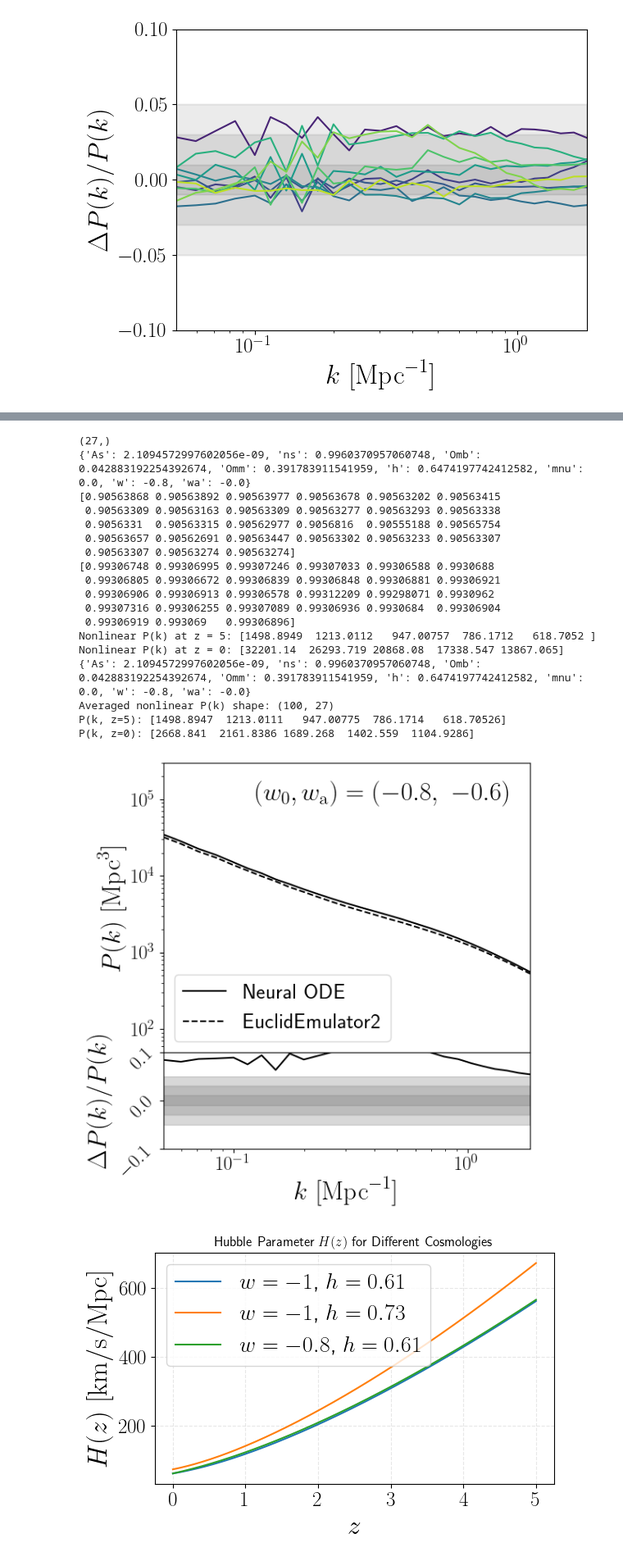
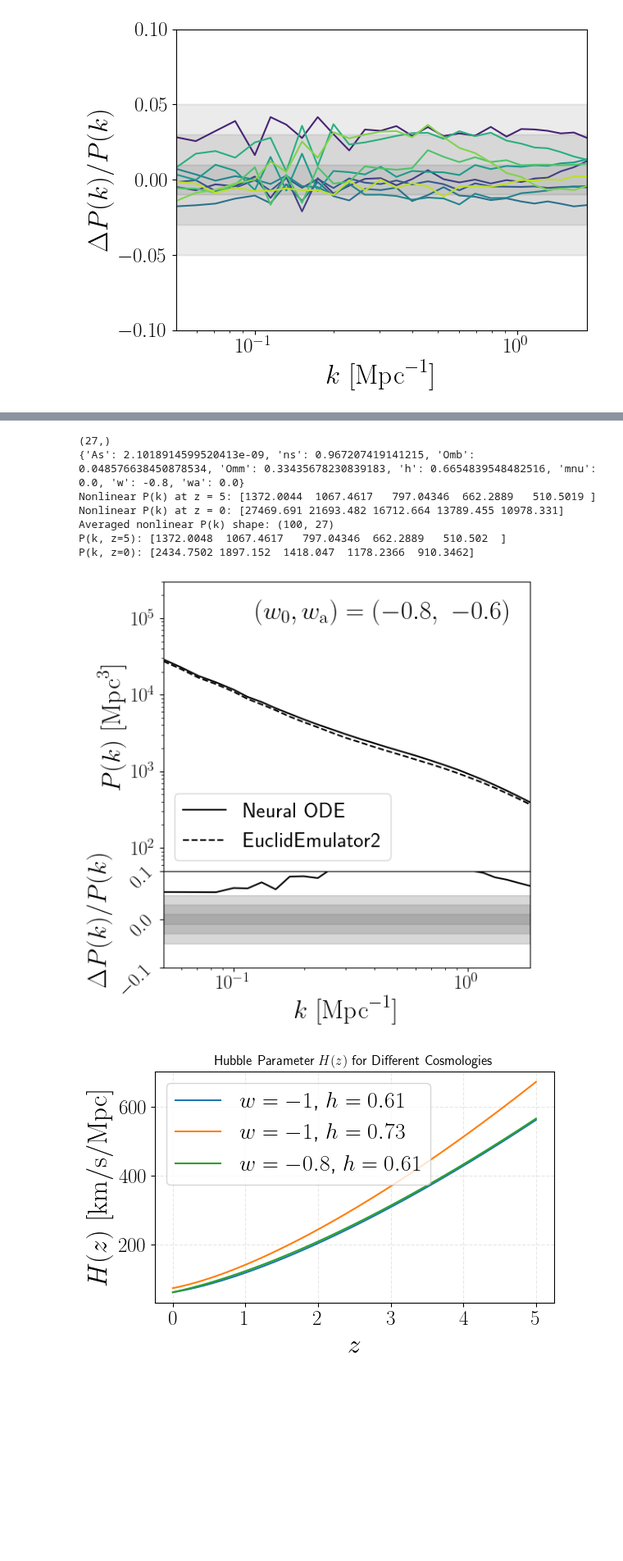
Before and after one commit to pltaylor16/odd_emu, a Jupyter notebook: new_approach_2/results.ipynb, the cells around one changed output, grey strips where cells are left out. Shown at 82% size. Drawn from its saved outputs; the diff is of its cells as text; code cells hidden in the pictures; blank space fills up the shorter version.

```diff
--- a/new_approach_2/results.ipynb
+++ b/new_approach_2/results.ipynb
@@ -642,9 +642,8 @@ for seed in [1]:
         return 100.0 * h * jnp.sqrt(Ez2)
 
     def rho_m_func(z):
-        Hz = Hz_func(z)
-        rho_crit = 3 * Hz**2 / (8 * jnp.pi * G)
-        return Omm * rho_crit
+        rho_crit = 3 * (100.0 * h)**2. / (8 * jnp.pi * G)
+        return Omm * rho_crit * (1+z) ** 3.
 
     # --- Load normalization ---
     data_dir = "/srv/scratch3/taylor.4264/odd_emu/production_run_logpk/merged/"
@@ -820,15 +819,19 @@ for seed in [1]:
     # --- Random cosmology ---
     rng = np.random.default_rng(seed=seed)
 
-
-    As = rng.uniform(1.7e-9, 2.5e-9)
-    ns = rng.uniform(0.92, 1.00)
-    Omb = rng.uniform(0.04, 0.06)
-    Omm = rng.uniform(0.24, 0.40)
-    h = rng.uniform(0.61, 0.73)
+    trim = (2.5e-9 - 1.7e-9) * 0.4
+    As = rng.uniform(1.7e-9 + trim, 2.5e-9 - trim)
+    trim = (1.00 - 0.92) * 0.4
+    ns = rng.uniform(0.92+trim, 1.00-trim)
+    trim = (0.06 - 0.04) * 0.4
+    Omb = rng.uniform(0.04+trim, 0.06-trim)
+    trim = (0.40 - 0.24) * 0.4
+    Omm = rng.uniform(0.24+trim, 0.40-trim)
+    trim = (0.73 - 0.61) * 0.4
+    h = rng.uniform(0.61+trim, 0.73-trim)
     mnu = 0.0
     w = -0.8
-    wa = -0.0
+    wa = 0.
 
     k_h_units = k / h
 
@@ -875,10 +878,6 @@ for seed in [1]:
     camb_ratio_0 = get_camb_pk_ratio(0.0, k_h_units, cosmo_dict)
     camb_ratio_5 = get_camb_pk_ratio(5.0, k_h_units, cosmo_dict)
 
-    print (camb_ratio_0)
-    print (camb_ratio_5)
-
-
 
     def get_nonlinear_pk(z):
         inp = np.array([omega_b, omega_cdm, h, ns, ln_10_A_s, z], dtype=np.float32)
@@ -912,20 +911,11 @@ for seed in [1]:
     k = k_full[k_idx]
     k_shp = np.shape(k_idx)[0]
 
-    # --- Random cosmology ---
-    rng = np.random.default_rng(seed=seed)
-    As = rng.uniform(1.7e-9, 2.5e-9)
-    ns = rng.uniform(0.92, 1.00)
-    Omb = rng.uniform(0.04, 0.06)
-    Omm = rng.uniform(0.24, 0.40)
-    h = rng.uniform(0.61, 0.73)
-
     cosmo_dict = {'As': As, 'ns': ns, 'Omb': Omb, 'Omm': Omm, 'h': h, 'mnu': 0.0, 'w': w, 'wa': wa}
     omega_b = Omb * h**2
     omega_cdm = (Omm - Omb) * h**2
     ln_10_A_s = np.log(1e10 * As)
 
-    print (cosmo_dict)
     # --- Get nonlinear logP(k,z) ---
     def get_nl_logpk(z):
         inp = np.array([omega_b, omega_cdm, h, ns, ln_10_A_s, z], dtype=np.float32)
@@ -945,9 +935,8 @@ for seed in [1]:
         return 100.0 * h * jnp.sqrt(Ez2)
 
     def rho_m_func(z):
-        Hz = Hz_func(z)
-        rho_crit = 3 * Hz**2 / (8 * jnp.pi * G)
-        return Omm * rho_crit
+        rho_crit = 3 * (100.0 * h)**2. / (8 * jnp.pi * G)
+        return Omm * rho_crit * (1+z) ** 3.
 
     # --- Load normalization ---
     data_dir = "/srv/scratch3/taylor.4264/odd_emu/production_run_logpk/merged/"
@@ -1066,51 +1055,40 @@ for seed in [1]:
     0.25, 0.85,  # x, y in axes fraction (0 = left/bottom, 1 = right/top)
     r"$(w_{\rm 0}, w_{\rm a}) = (-0.8,\ -0.6)$",
     transform=ax1.transAxes,
     fontsize=24,
     verticalalignment='bottom'
 )
 
     # --- Bottom panel: Residuals ---
     residual = (pk_mean[-1] - pk_nl_z0) / pk_nl_z0
     ax2.plot(k, residual, color='k')
     ax2.set_xscale('log')
     ax2.set_xlabel(r"$k\ [\mathrm{Mpc}^{-1}]$")
     ax2.set_ylabel(r"$\Delta P(k) / P(k)$")
     ax2.set_ylim(-0.1, 0.1)
     ax2.axhspan(-0.05, 0.05, color='gray', alpha=0.3, zorder=0)
     ax2.axhspan(-0.03, 0.03, color='gray', alpha=0.3, zorder=0)
     ax2.axhspan(-0.01, 0.01, color='gray', alpha=0.3, zorder=0)
 
     # Rotate tick labels on bottom plot
     for label in ax2.get_yticklabels():
         label.set_rotation(45)
 
     # Shared x-limits
     ax2.set_xlim(k.min(), k.max())
 
     #fig.title(r"$(w_{\rm 0}, w_{\rm a}) = (-0.8,\ 0.6)$", fontsize=24)
     plt.tight_layout()
-    plt.savefig('plots/pk_w_fail.pdf')
+    plt.savefig('plots/pk_w1.pdf')
 # %% [output]
 (27,)
-{'As': 2.1094572997602056e-09, 'ns': 0.9960370957060748, 'Omb': 0.042883192254392674, 'Omm': 0.391783911541959, 'h': 0.6474197742412582, 'mnu': 0.0, 'w': -0.8, 'wa': -0.0}
-[0.90563868 0.90563892 0.90563977 0.90563678 0.90563202 0.90563415
- 0.90563309 0.90563163 0.90563309 0.90563277 0.90563293 0.90563338
- 0.9056331  0.90563315 0.90562977 0.9056816  0.90555188 0.90565754
- 0.90563657 0.90562691 0.90563447 0.90563302 0.90563233 0.90563307
- 0.90563307 0.90563274 0.90563274]
-[0.99306748 0.99306995 0.99307246 0.99307033 0.99306588 0.9930688
- 0.99306805 0.99306672 0.99306839 0.99306848 0.99306881 0.99306921
- 0.99306906 0.99306913 0.99306578 0.99312209 0.99298071 0.9930962
- 0.99307316 0.99306255 0.99307089 0.99306936 0.9930684  0.99306904
- 0.99306919 0.993069   0.99306896]
-Nonlinear P(k) at z = 5: [1498.8949  1213.0112   947.00757  786.1712   618.7052 ]
-Nonlinear P(k) at z = 0: [32201.14  26293.719 20868.08  17338.547 13867.065]
-{'As': 2.1094572997602056e-09, 'ns': 0.9960370957060748, 'Omb': 0.042883192254392674, 'Omm': 0.391783911541959, 'h': 0.6474197742412582, 'mnu': 0.0, 'w': -0.8, 'wa': -0.0}
+{'As': 2.1018914599520413e-09, 'ns': 0.967207419141215, 'Omb': 0.048576638450878534, 'Omm': 0.33435678230839183, 'h': 0.6654839548482516, 'mnu': 0.0, 'w': -0.8, 'wa': 0.0}
+Nonlinear P(k) at z = 5: [1372.0044  1067.4617   797.04346  662.2889   510.5019 ]
+Nonlinear P(k) at z = 0: [27469.691 21693.482 16712.664 13789.455 10978.331]
 Averaged nonlinear P(k) shape: (100, 27)
-P(k, z=5): [1498.8947  1213.0111   947.00775  786.1714   618.70526]
-P(k, z=0): [2668.841  2161.8386 1689.268  1402.559  1104.9286]
+P(k, z=5): [1372.0048  1067.4617   797.04346  662.2889   510.502  ]
+P(k, z=0): [2434.7502 1897.152  1418.047  1178.2366  910.3462]
-[figure, old version]
+[figure, new version]
 # %%
 import jax.numpy as jnp
 import matplotlib.pyplot as plt
```
Also changed, not shown: parts of 1 cell of this notebook, 2 other files.
